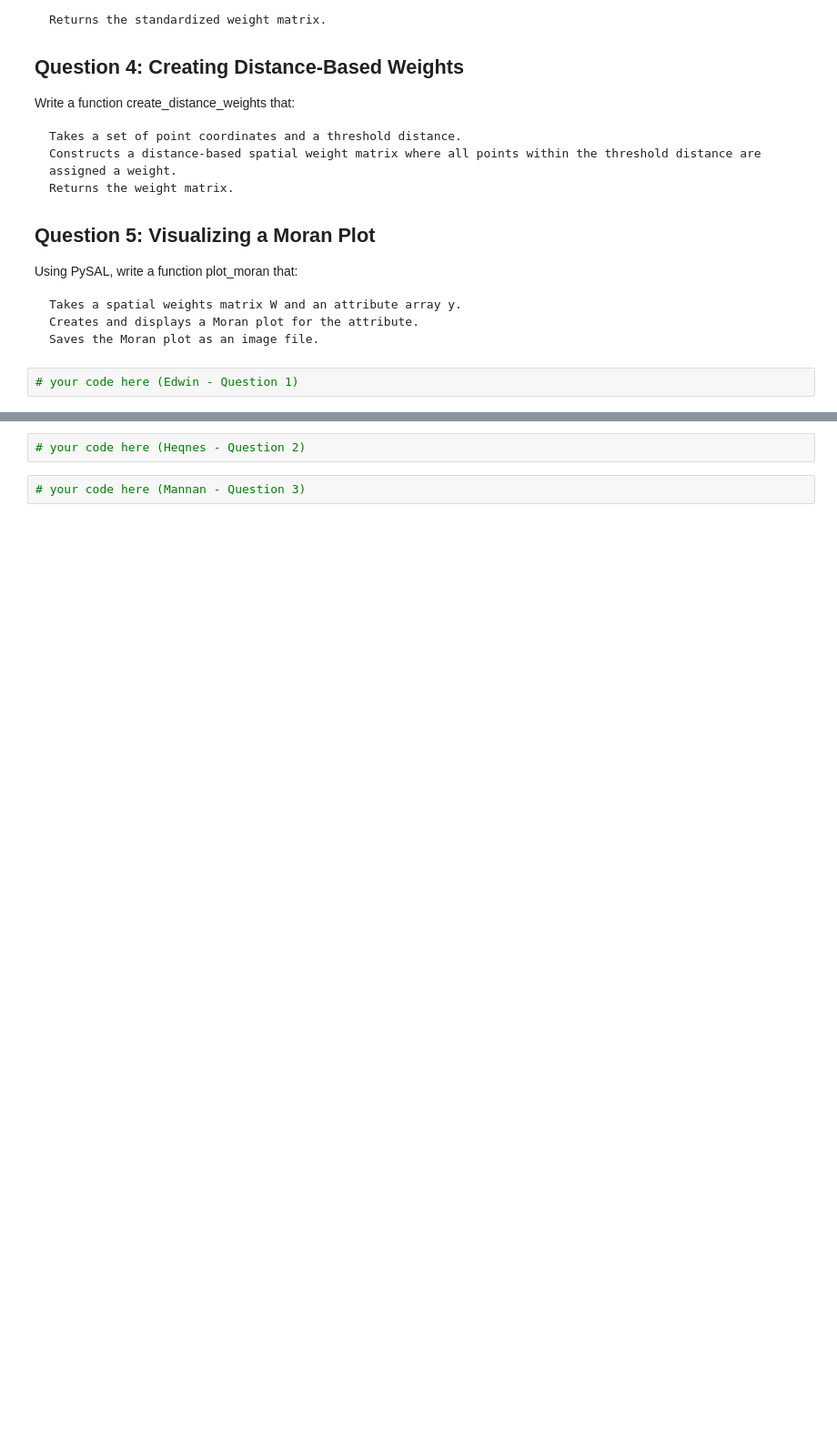
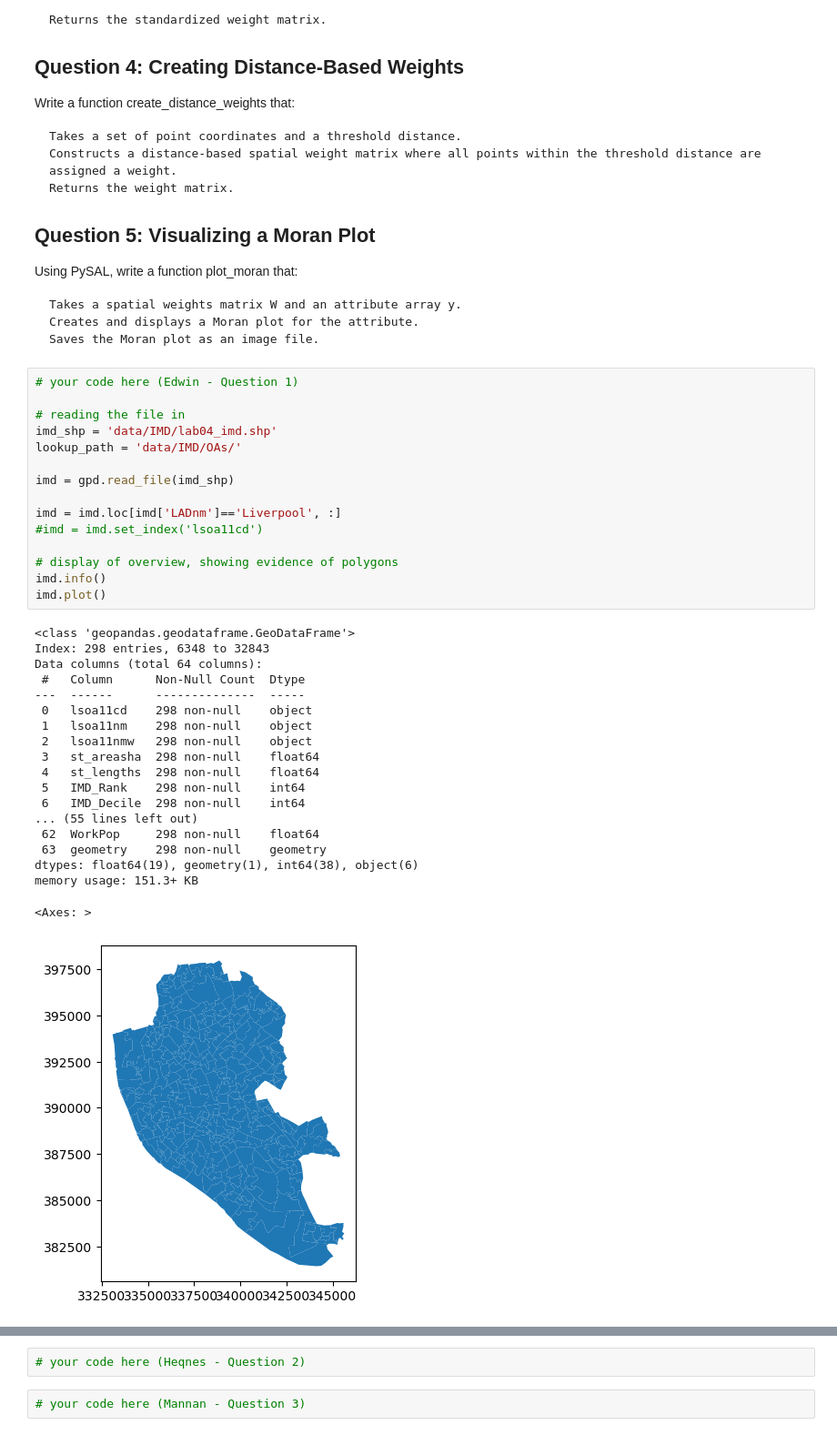
Before and after one commit to mannan272/data1, a Jupyter notebook: lab-04/hw-04.ipynb, the cells around one changed output, grey strips where cells are left out. Shown: that part at 91% size. Saved outputs shown, nothing was run; the diff lists cells and outputs as text; blank space fills up the shorter version.

```diff
--- a/lab-04/hw-04.ipynb
+++ b/lab-04/hw-04.ipynb
@@ -75,5 +77,38 @@ Using PySAL, write a function plot_moran that:
     Takes a spatial weights matrix W and an attribute array y.
     Creates and displays a Moran plot for the attribute.
     Saves the Moran plot as an image file.
-# %%
-# your code here (Edwin - Question 1)
+# %%
+# your code here (Edwin - Question 1)
+
+# reading the file in
+imd_shp = 'data/IMD/lab04_imd.shp'
+lookup_path = 'data/IMD/OAs/'
+
+imd = gpd.read_file(imd_shp)
+
+imd = imd.loc[imd['LADnm']=='Liverpool', :]
+#imd = imd.set_index('lsoa11cd')
+
+# display of overview, showing evidence of polygons
+imd.info()
+imd.plot()
+# %% [output]
+<class 'geopandas.geodataframe.GeoDataFrame'>
+Index: 298 entries, 6348 to 32843
+Data columns (total 64 columns):
+ #   Column      Non-Null Count  Dtype
+---  ------      --------------  -----
+ 0   lsoa11cd    298 non-null    object
+ 1   lsoa11nm    298 non-null    object
+ 2   lsoa11nmw   298 non-null    object
+ 3   st_areasha  298 non-null    float64
+ 4   st_lengths  298 non-null    float64
+ 5   IMD_Rank    298 non-null    int64
+ 6   IMD_Decile  298 non-null    int64
+... (55 lines left out)
+ 62  WorkPop     298 non-null    float64
+ 63  geometry    298 non-null    geometry
+dtypes: float64(19), geometry(1), int64(38), object(6)
+memory usage: 151.3+ KB
+<Axes: >
+[figure, added]
```
Also changed, not shown: parts of 5 cells of this notebook, 5 other files.
